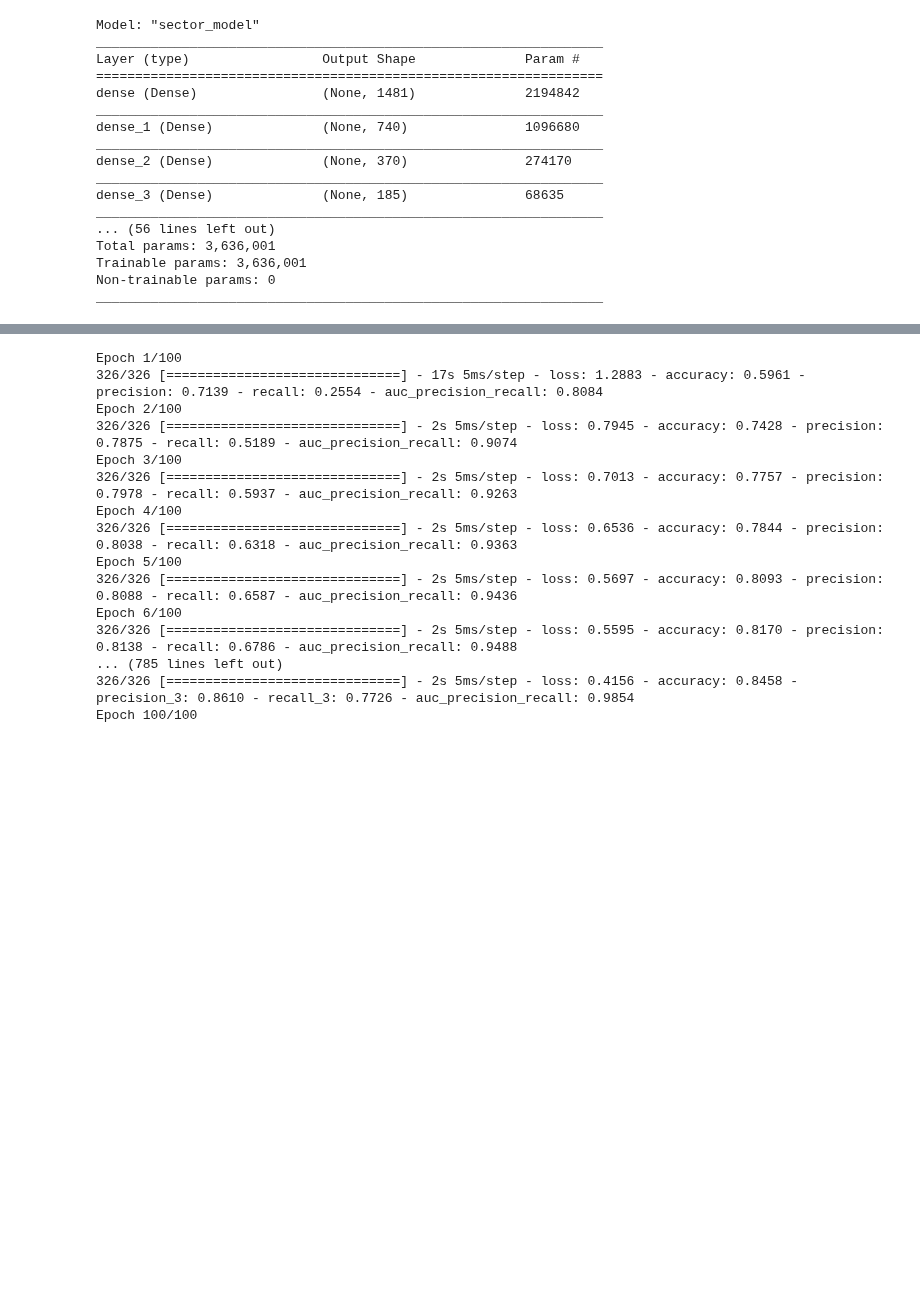
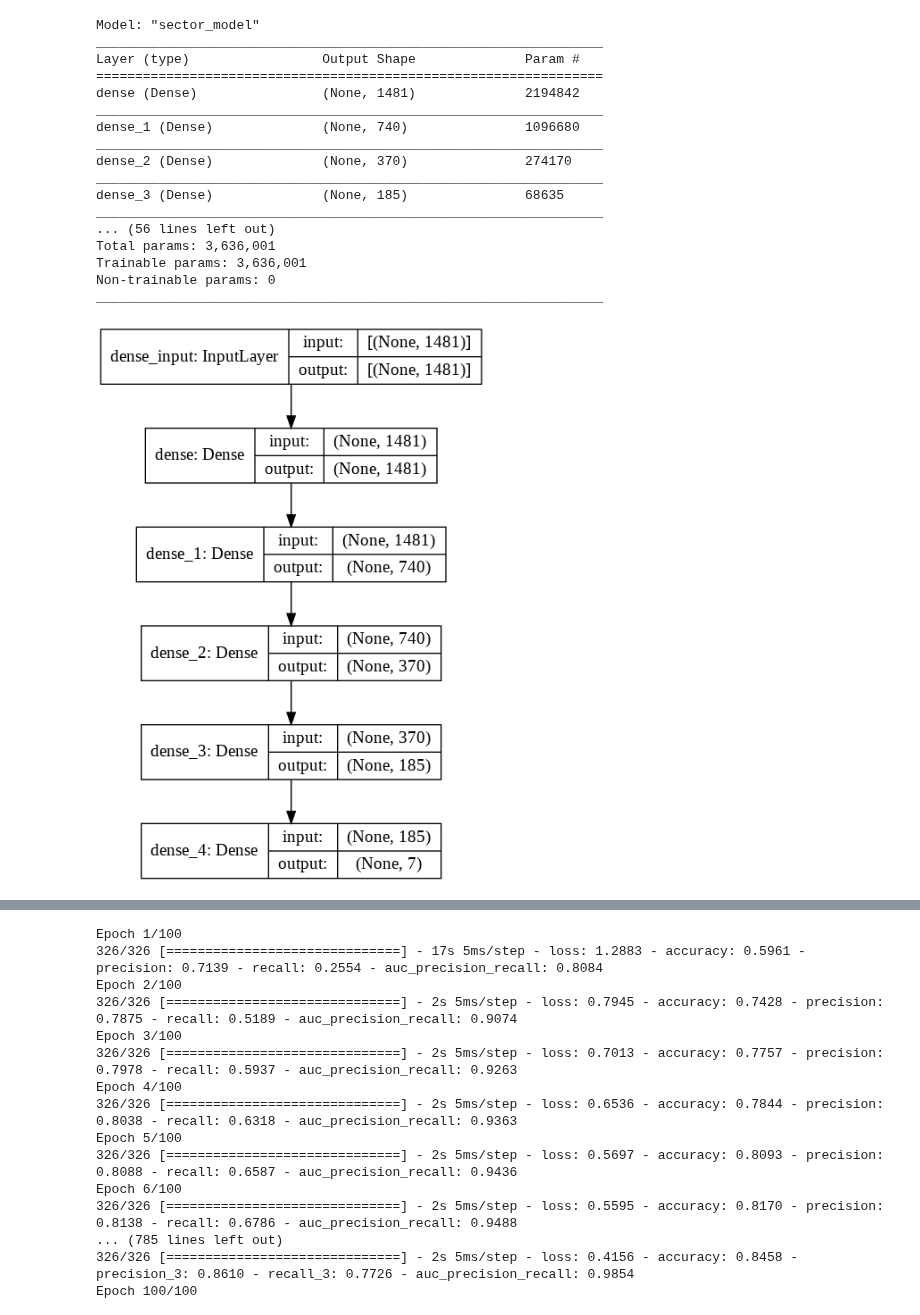
Before and after one commit to ngzhankang/finalYearProjectUOB, a Jupyter notebook: training/NLP_MLP.ipynb, the cells around one changed output, grey strips where cells are left out. Cells and saved outputs as stored; diff of their text form; code cells hidden in the pictures; blank space fills up the shorter version.

Commit message:
Added graphical diagram of model.

```diff
--- a/training/NLP_MLP.ipynb
+++ b/training/NLP_MLP.ipynb
@@ -968,3 +982,7 @@ Total params: 3,636,001
 Trainable params: 3,636,001
 Non-trainable params: 0
 _________________________________________________________________
+# %%
+tf.keras.utils.plot_model(sector_model, "sector_model.png", show_shapes=True)
+# %% [output]
+[figure, added]
```
Also changed, not shown: parts of 9 cells of this notebook.
